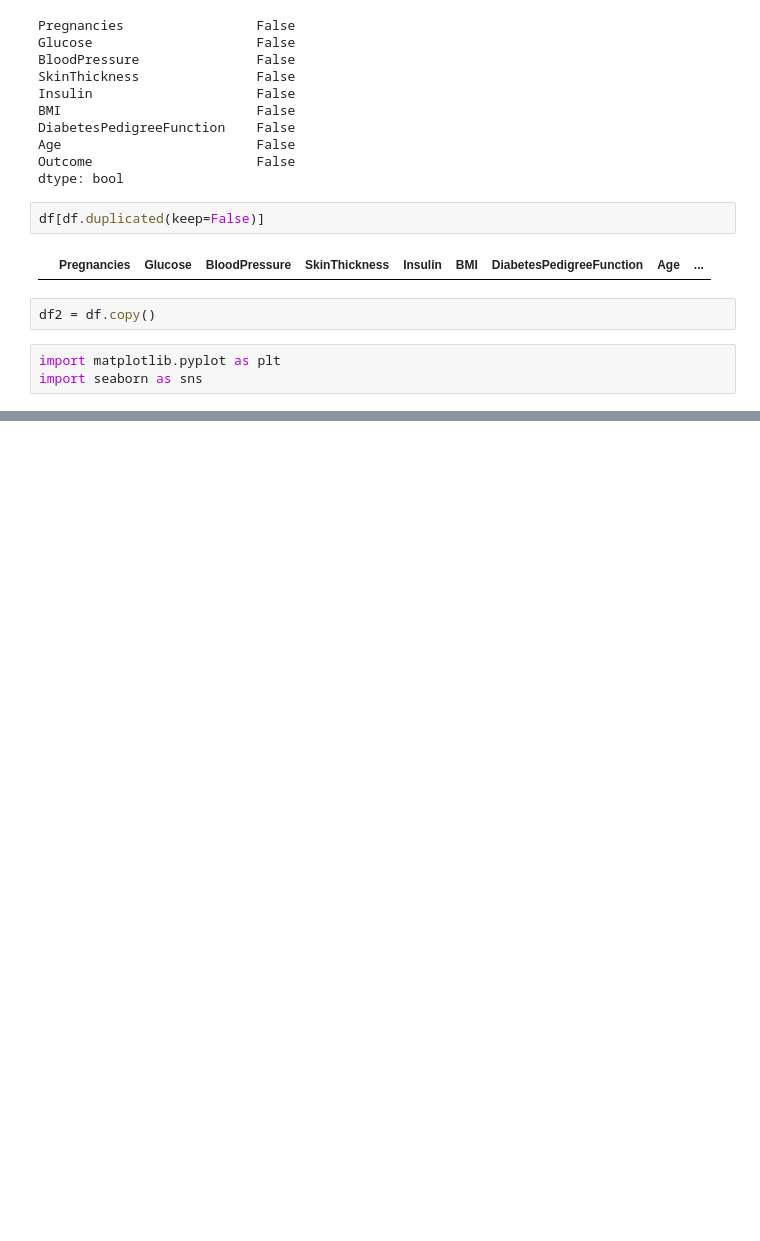
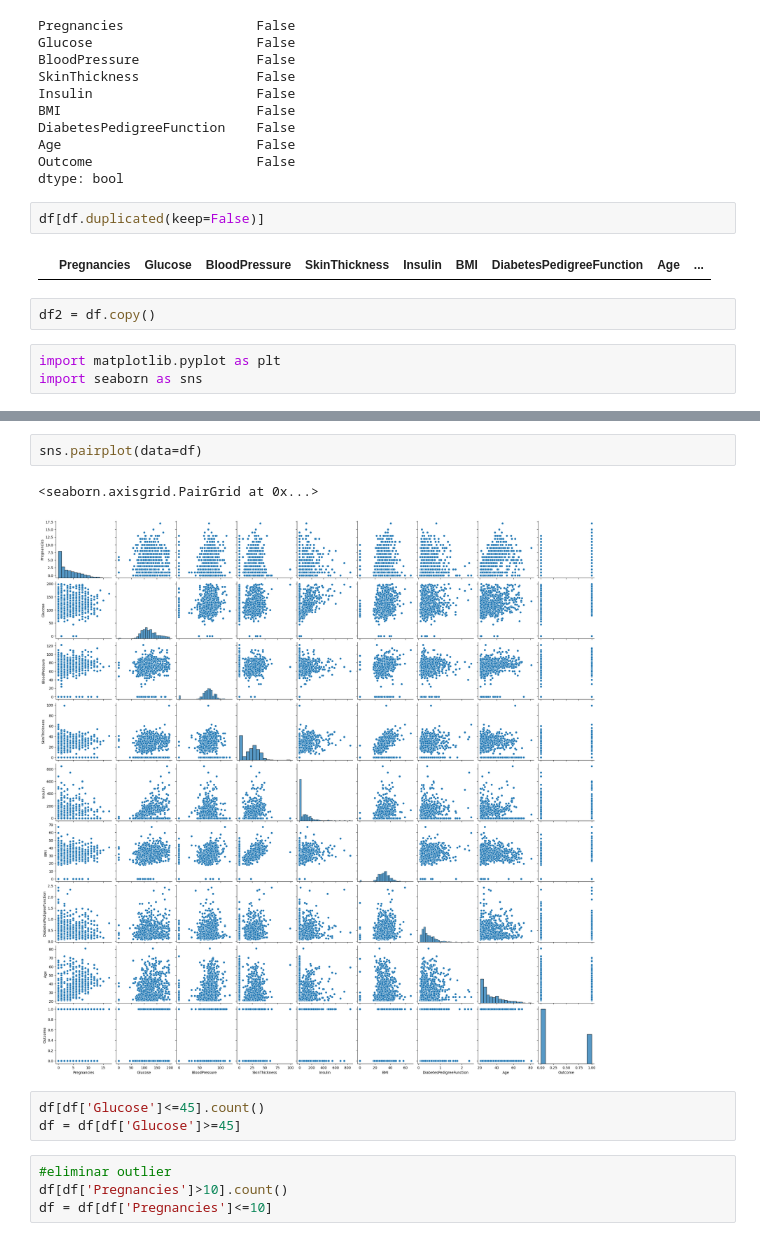
Before and after one commit to Estefaniagz/arbol_decision, a Jupyter notebook: src/explore.ipynb, the cells around one changed output, grey strips where cells are left out. Saved outputs shown, nothing was run; the diff lists cells and outputs as text; blank space fills up the shorter version.

```diff
--- a/src/explore.ipynb
+++ b/src/explore.ipynb
@@ -130,3 +131,15 @@ sns.heatmap(df.corr(), annot=True, fmt='.2f')
 plt.show()
 # %% [output]
 [figure]
+# %%
+sns.pairplot(data=df)
+# %% [output]
+<seaborn.axisgrid.PairGrid at 0x...>
+[figure, added]
+# %%
+df[df['Glucose']<=45].count()
+df = df[df['Glucose']>=45]
+# %%
+#eliminar outlier
+df[df['Pregnancies']>10].count()
+df = df[df['Pregnancies']<=10]
```
Also changed, not shown: parts of 21 cells of this notebook.
